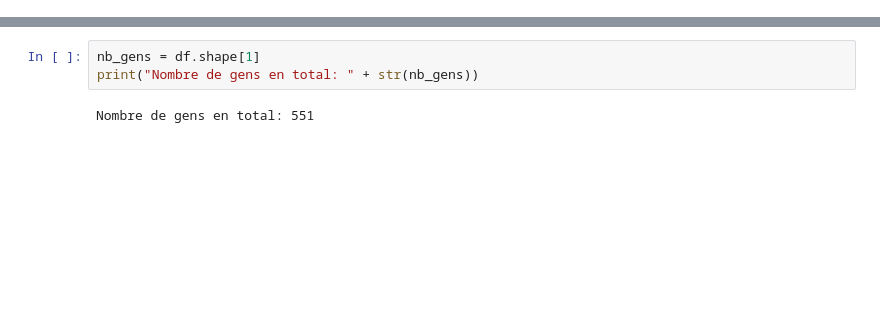
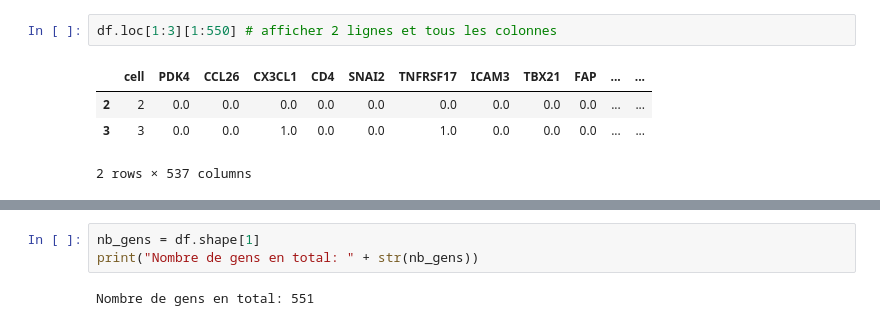
Before and after one commit to tuanvu24/Janssen-project, a Jupyter notebook: UMAP_histogramme.ipynb, the cells around one changed output, grey strips where cells are left out. Saved outputs shown, nothing was run; the diff lists cells and outputs as text; blank space fills up the shorter version.

```diff
--- a/UMAP_histogramme.ipynb
+++ b/UMAP_histogramme.ipynb
@@ -54,0 +90,7 @@ print(df)
+# %%
+df.loc[1:3][1:550] # afficher 2 lignes et tous les colonnes
+# %% [output]
+|  | cell | PDK4 | CCL26 | CX3CL1 | CD4 | SNAI2 | TNFRSF17 | ICAM3 | TBX21 | FAP | ... | ... |
+| 2 | 2 | 0.0 | 0.0 | 0.0 | 0.0 | 0.0 | 0.0 | 0.0 | 0.0 | 0.0 | ... | ... |
+| 3 | 3 | 0.0 | 0.0 | 1.0 | 0.0 | 0.0 | 1.0 | 0.0 | 0.0 | 0.0 | ... | ... |
+2 rows × 537 columns
```
Also changed, not shown: parts of 16 cells of this notebook.
